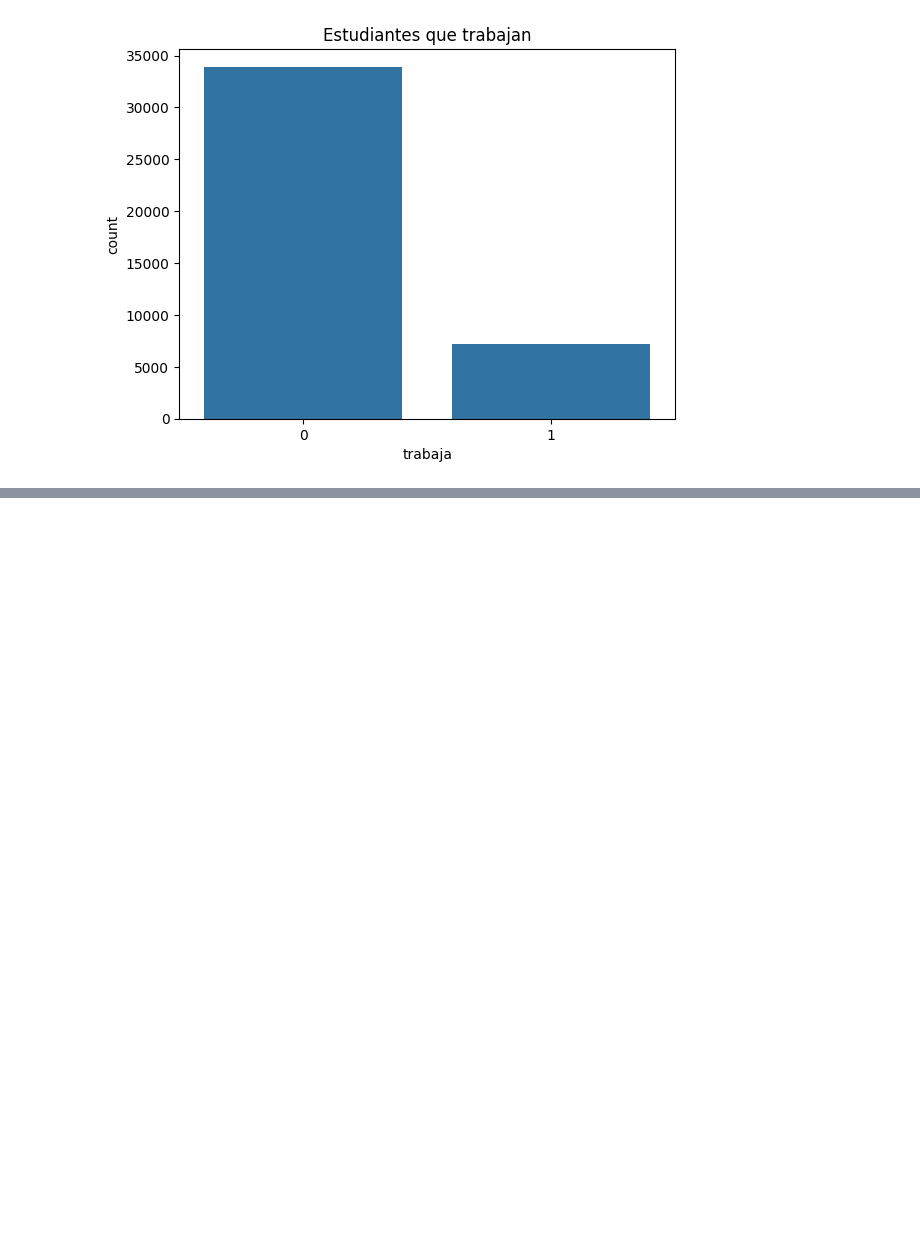
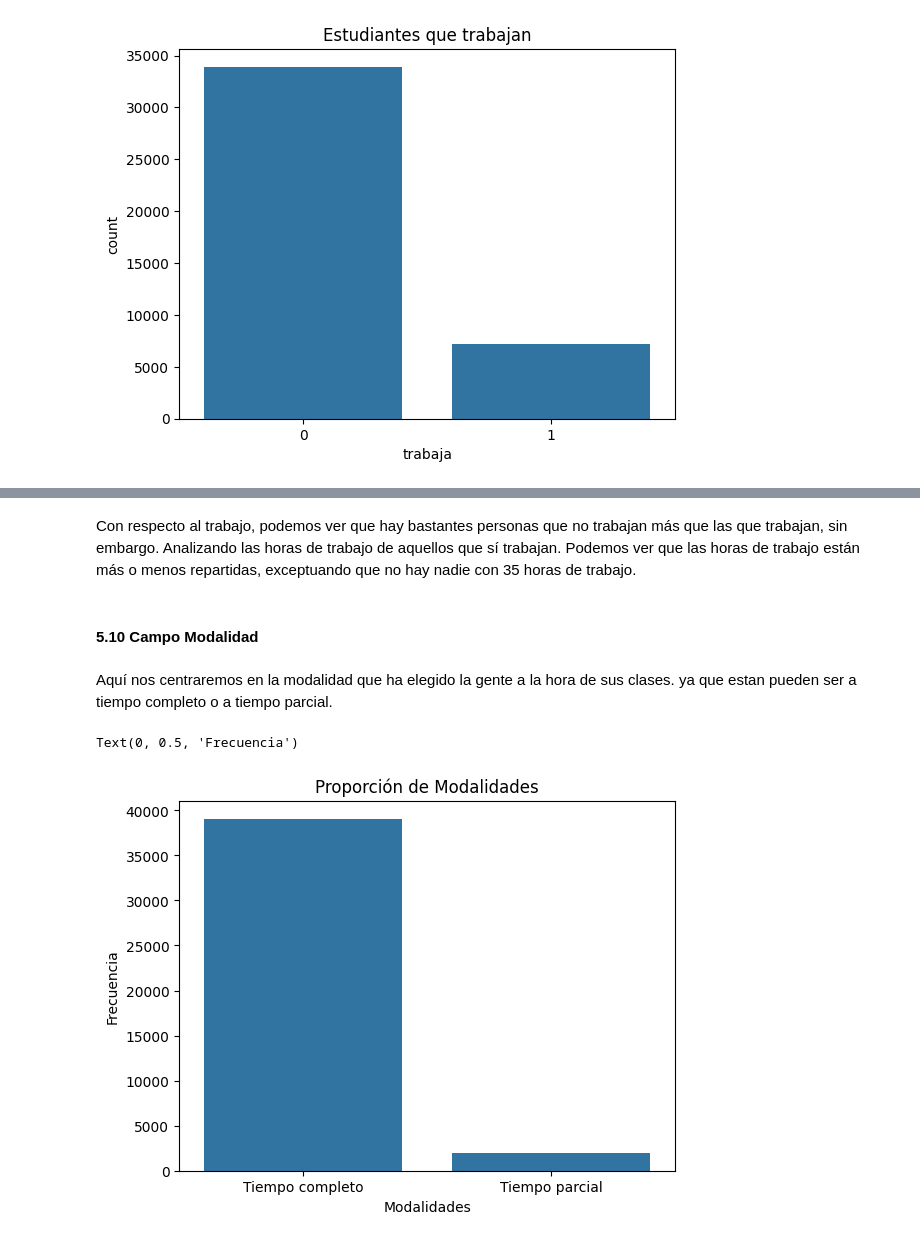
Before and after one commit to GuillermoMorcillo/Practica1Mineria, a Jupyter notebook: Práctica 1 - Análisis, procesamiento y validación .ipynb, the cells around one changed output, grey strips where cells are left out. Saved outputs shown, nothing was run; the diff lists cells and outputs as text; code cells hidden in the pictures; blank space fills up the shorter version.

```diff
--- a/Práctica 1 - Análisis, procesamiento y validación .ipynb
+++ b/Práctica 1 - Análisis, procesamiento y validación .ipynb
@@ -446,0 +456,17 @@ Text(0.5, 1.0, 'Estudiantes que trabajan')
+# %% [markdown]
+Con respecto al trabajo, podemos ver que hay bastantes personas que no trabajan más que las que trabajan, sin embargo. Analizando las horas de trabajo de aquellos que sí trabajan. Podemos ver que las horas de trabajo están más o menos repartidas, exceptuando que no hay nadie con 35 horas de trabajo.
+# %% [markdown]
+#### 5.10 Campo Modalidad
+# %% [markdown]
+Aquí nos centraremos en la modalidad que ha elegido la gente a la hora de sus clases. ya que estan pueden ser a tiempo completo o a tiempo parcial.
+# %%
+df_modalidad = df_train["modalidad"]
+df_modalidad = df_modalidad.value_counts()
+
+sns.barplot(df_modalidad)
+plt.title("Proporción de Modalidades")
+plt.xlabel("Modalidades")
+plt.ylabel("Frecuencia")
+# %% [output]
+Text(0, 0.5, 'Frecuencia')
+[figure, added]
```
Also changed, not shown: parts of 38 cells of this notebook.
